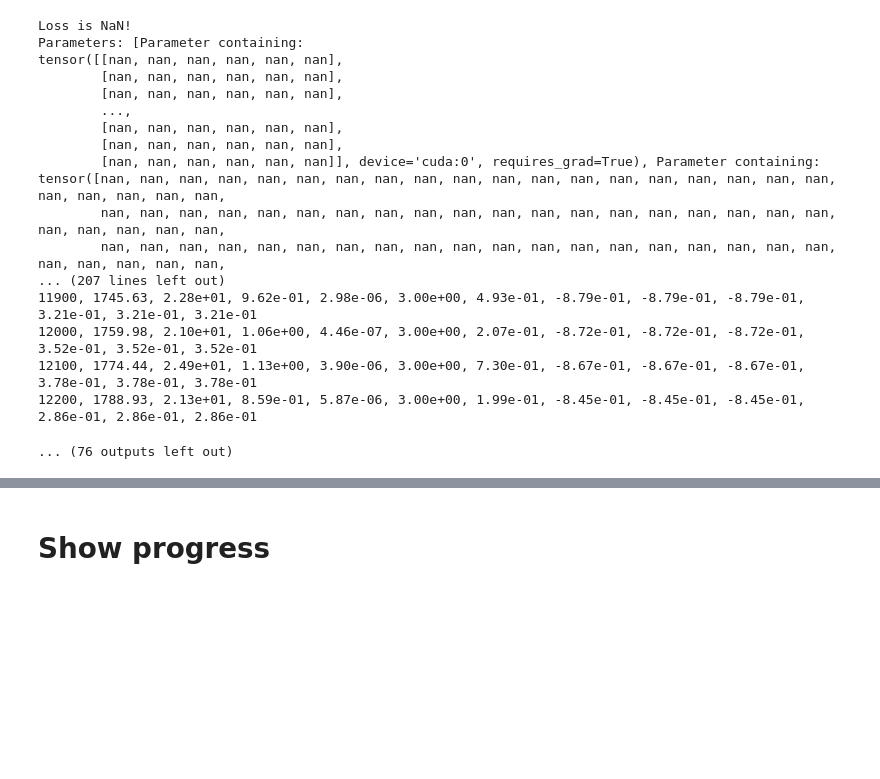
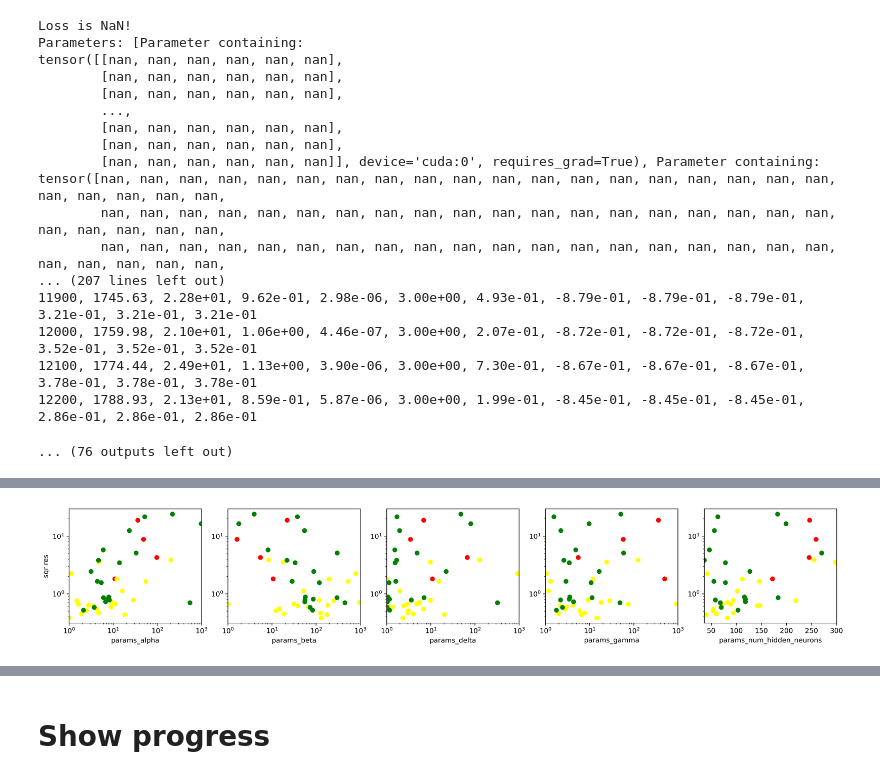
Before and after one commit to MrKozelberg/nn_based_se_solver, a Jupyter notebook: nn_based_se_solver.ipynb, the cells around one changed output, grey strips where cells are left out. Saved outputs shown, nothing was run; the diff lists cells and outputs as text; code cells hidden in the pictures; blank space fills up the shorter version.

```diff
--- a/nn_based_se_solver.ipynb
+++ b/nn_based_se_solver.ipynb
@@ -862,3 +863,6 @@ tensor([nan, nan, nan, nan, nan, nan, nan, nan, nan, nan, nan, nan, nan, nan, na
 12100, 1774.44, 2.49e+01, 1.13e+00, 3.90e-06, 3.00e+00, 7.30e-01, -8.67e-01, -8.67e-01, -8.67e-01, 3.78e-01, 3.78e-01, 3.78e-01
 12200, 1788.93, 2.13e+01, 8.59e-01, 5.87e-06, 3.00e+00, 1.99e-01, -8.45e-01, -8.45e-01, -8.45e-01, 2.86e-01, 2.86e-01, 2.86e-01
 ... (76 outputs left out)
+# %%
+trials_df = study.trials_dataframe()[:43]
+trials_df[trials_df['state']=='COMPLETE']
@@ -864,0 +933,34 @@ tensor([nan, nan, nan, nan, nan, nan, nan, nan, nan, nan, nan, nan, nan, nan, na
+# %%
+params = trials_df.columns[5:-1]
+# %%
+key = 'sqr res'
+
+fig, ax = plt.subplots(1,5, figsize=(20,3), dpi=300)
+
+ax[0].set_ylabel(key)
+
+for i, param in enumerate(params):
+  ax[i].scatter(
+    conds[conds['are model parameters nan']][param].to_list(),
+    conds[conds['are model parameters nan']][key],
+    c='r'
+  )
+  ax[i].scatter(
+    conds[(conds['state']!='COMPLETE')*(~conds['are model parameters nan'])][param].to_list(),
+    conds[(conds['state']!='COMPLETE')*(~conds['are model parameters nan'])][key],
+    c='yellow'
+  )
+  ax[i].scatter(
+    conds[(conds['state']=='COMPLETE')*(~conds['are model parameters nan'])][param].to_list(),
+    conds[(conds['state']=='COMPLETE')*(~conds['are model parameters nan'])][key],
+    c='green'
+  )
+  ax[i].set_xlabel(param)
+  ax[i].set_yscale('log')
+  if param != 'params_num_hidden_neurons':
+    ax[i].set_xscale('log')
+    ax[i].set_xlim(1,1e3)
+  else:
+    ax[i].set_xlim(36,300)
+# %% [output]
+[figure, added]
```
Also changed, not shown: parts of 25 cells of this notebook, 11 other files.
